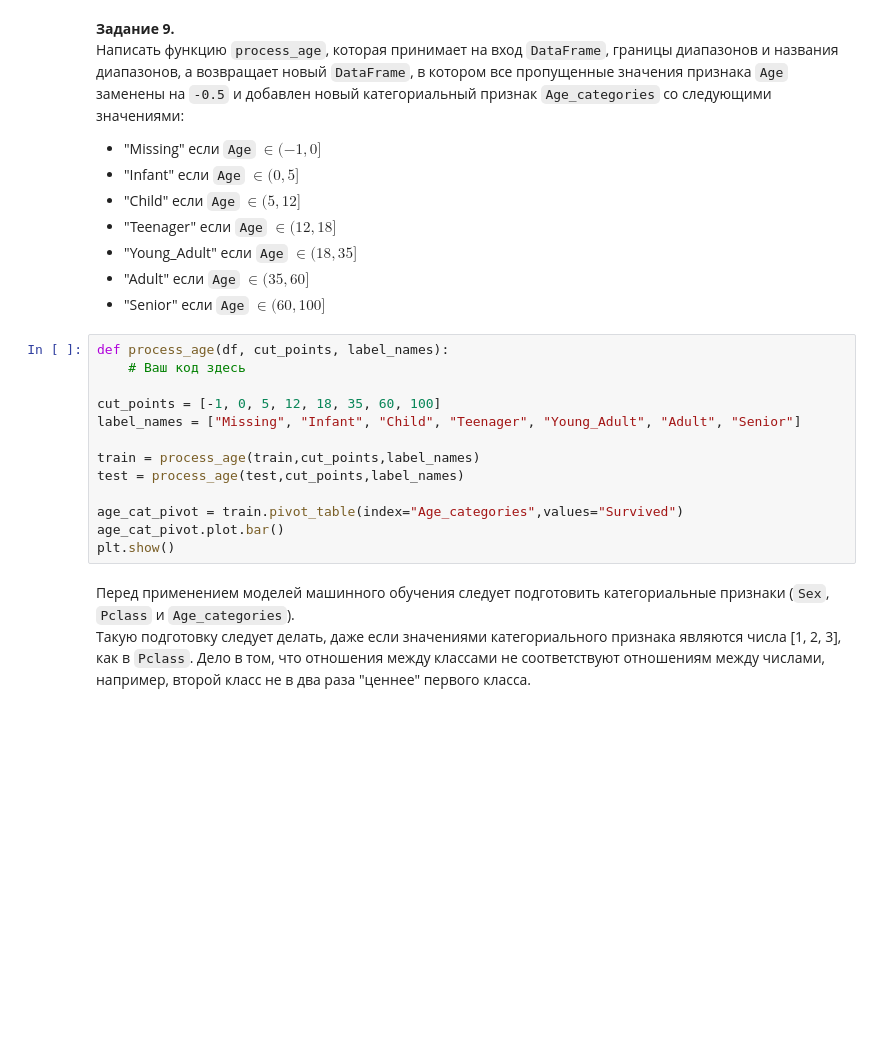
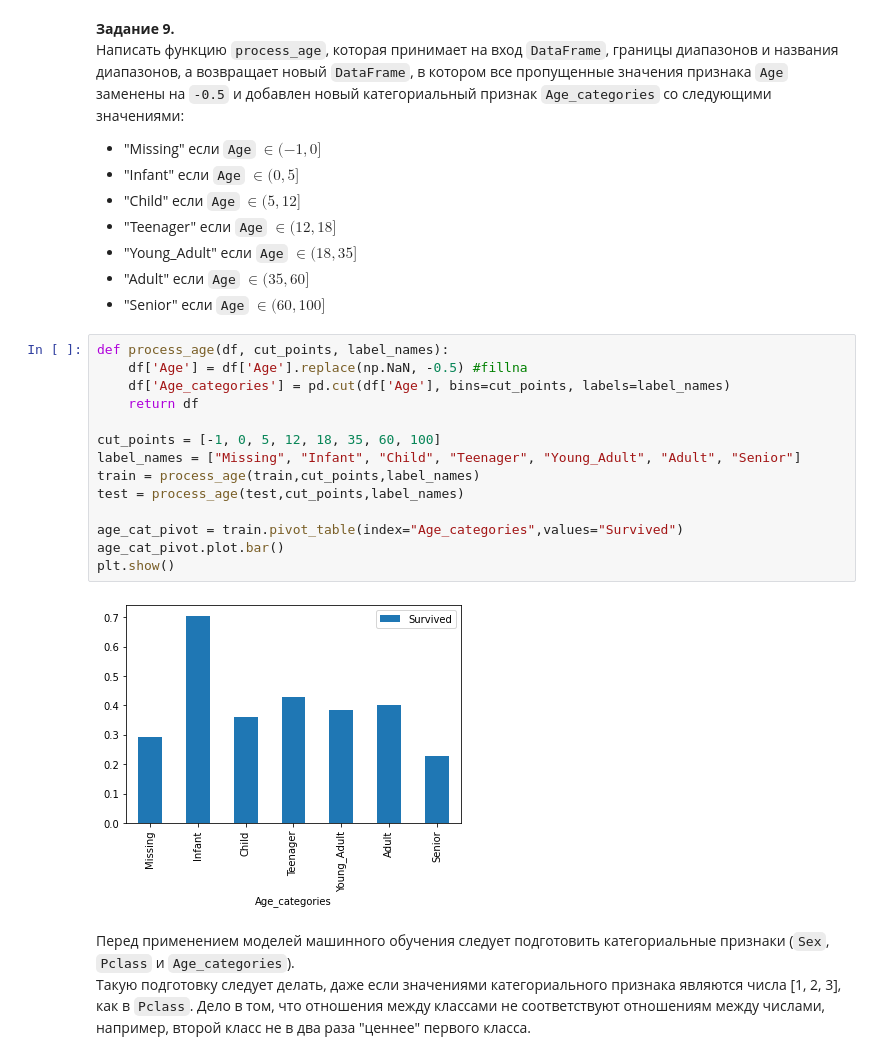
Before and after one commit to Loinen/ml_labs, a Jupyter notebook: ml_lab5.ipynb, the cells around one changed output. Cells and saved outputs as stored; diff of their text form; blank space fills up the shorter version.

```diff
--- a/ml_lab5.ipynb
+++ b/ml_lab5.ipynb
@@ -201,17 +160,20 @@ __Задание 9.__
 - "Senior" если `Age` $\in (60, 100]$
 # %%
 def process_age(df, cut_points, label_names):
-    # Ваш код здесь
+    df['Age'] = df['Age'].replace(np.NaN, -0.5) #fillna
+    df['Age_categories'] = pd.cut(df['Age'], bins=cut_points, labels=label_names)
+    return df
 
 cut_points = [-1, 0, 5, 12, 18, 35, 60, 100]
 label_names = ["Missing", "Infant", "Child", "Teenager", "Young_Adult", "Adult", "Senior"]
-
 train = process_age(train,cut_points,label_names)
 test = process_age(test,cut_points,label_names)
 
 age_cat_pivot = train.pivot_table(index="Age_categories",values="Survived")
 age_cat_pivot.plot.bar()
 plt.show()
+# %% [output]
+[figure, added]
 # %% [markdown]
 Перед применением моделей машинного обучения следует подготовить категориальные признаки (`Sex`, `Pclass` и `Age_categories`).
 Такую подготовку следует делать, даже если значениями категориального признака являются числа [1, 2, 3], как в `Pclass`. Дело в том, что отношения между классами не соответствуют отношениям между числами, например, второй класс не в два раза "ценнее" первого класса.
```
Also changed, not shown: parts of 25 cells of this notebook.
